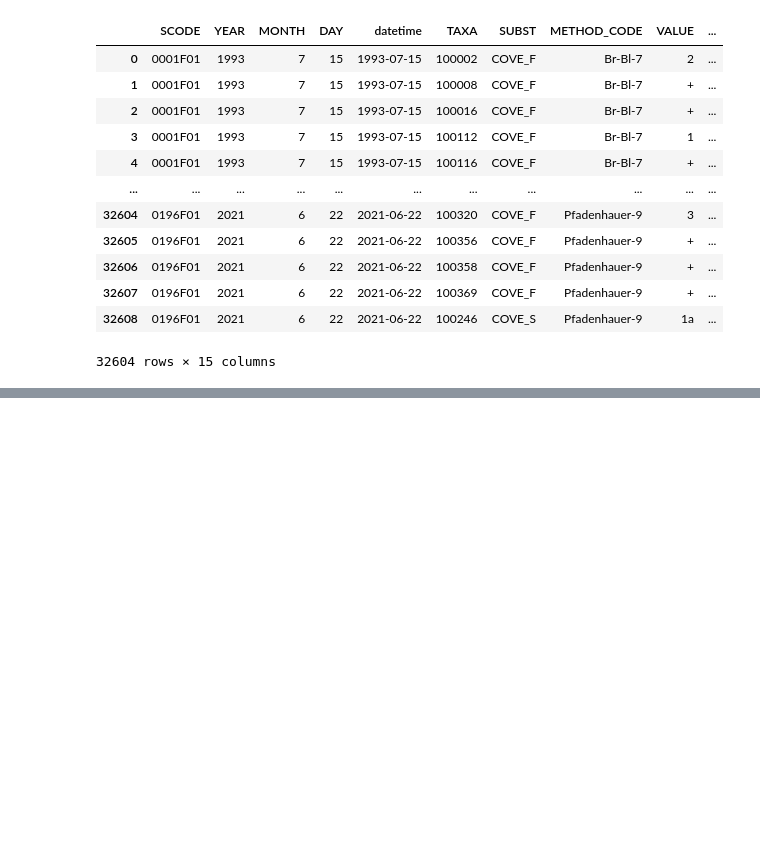
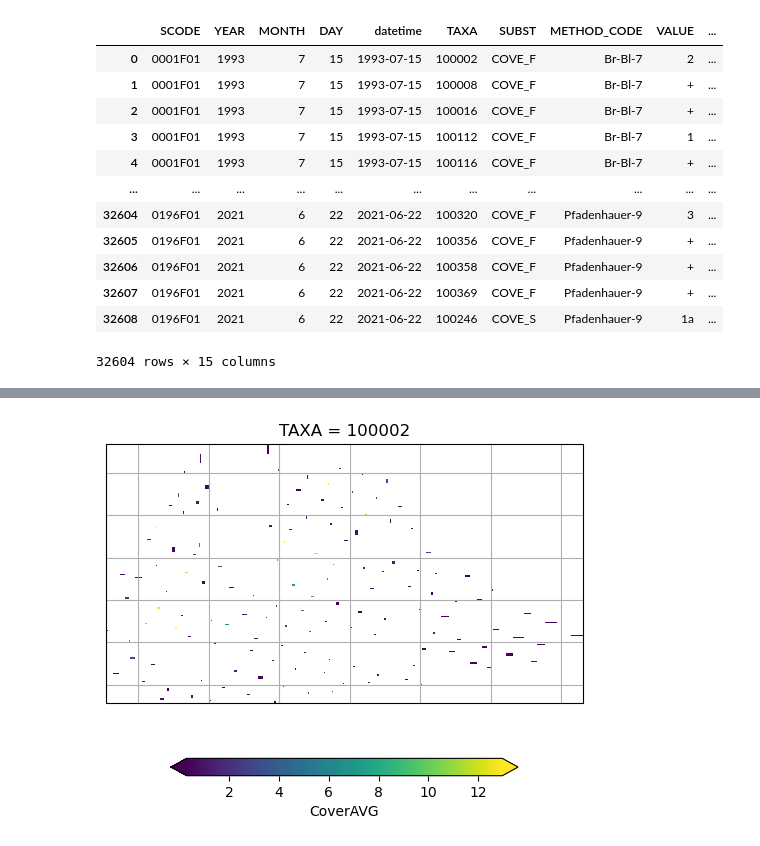
Before and after one commit to b-cubed-eu/hackathon-project-7, a Jupyter notebook: scripts/vegetatation_wrangle.ipynb, the cells around one changed output, grey strips where cells are left out. Drawn from its saved outputs; the diff is of its cells as text; code cells hidden in the pictures; blank space fills up the shorter version.

```diff
--- a/scripts/vegetatation_wrangle.ipynb
+++ b/scripts/vegetatation_wrangle.ipynb
@@ -286,0 +374,17 @@ Data variables:
+# %%
+fig, axis = plt.subplots(1, 1, subplot_kw=dict(projection=ccrs.PlateCarree()))
+
+dset.isel(TAXA=1).mean("time")["CoverAVG"].plot(
+    ax=axis,
+    transform=ccrs.PlateCarree(),  # this is important!
+    # usual xarray stuff
+    cbar_kwargs={"orientation": "horizontal", "shrink": 0.7},
+    robust=True,
+)
+# [west, east, south, north]
+#axis.set_extent([14, 15, 47, 48])
+axis.coastlines()  # cartopy function
+axis.gridlines()
+plt.savefig('CoverAVG_lat_lon_TAXA_100001.png')
+# %% [output]
+[figure, added]
```
Also changed, not shown: parts of 34 cells of this notebook, 3 other files.
